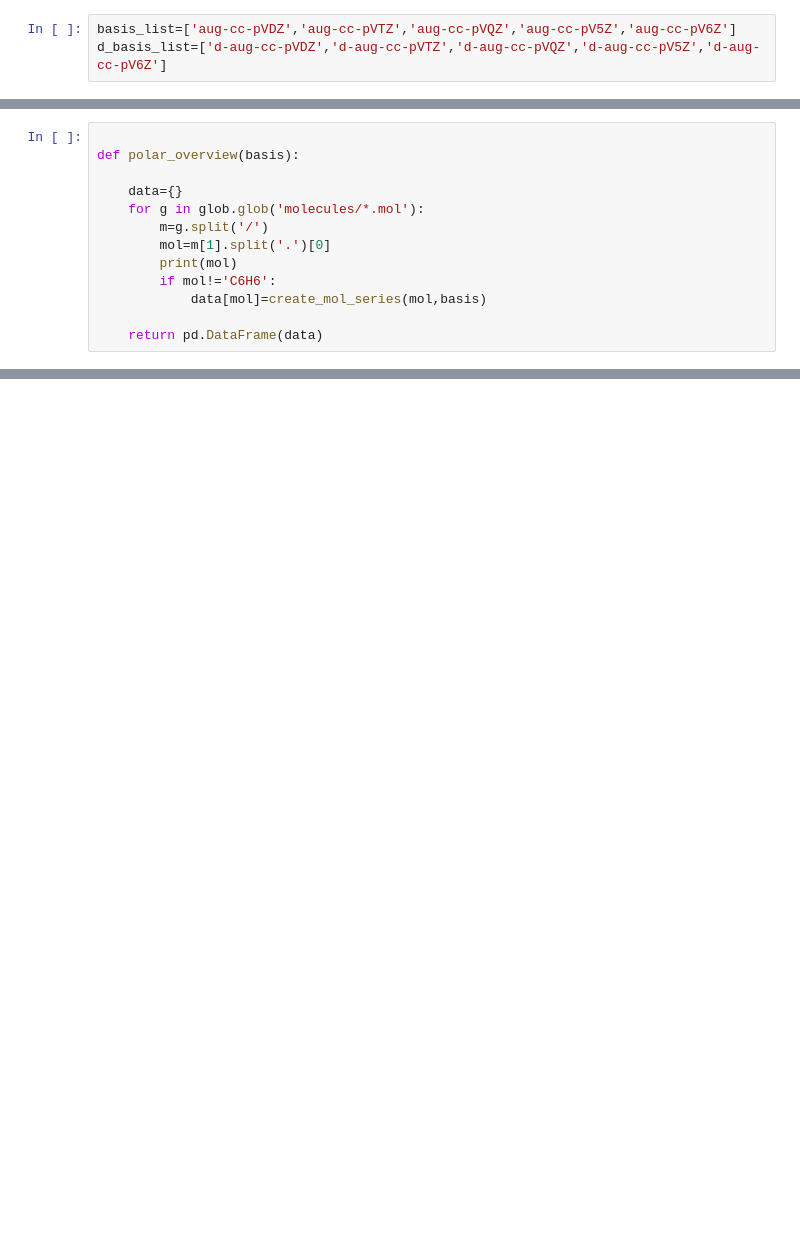
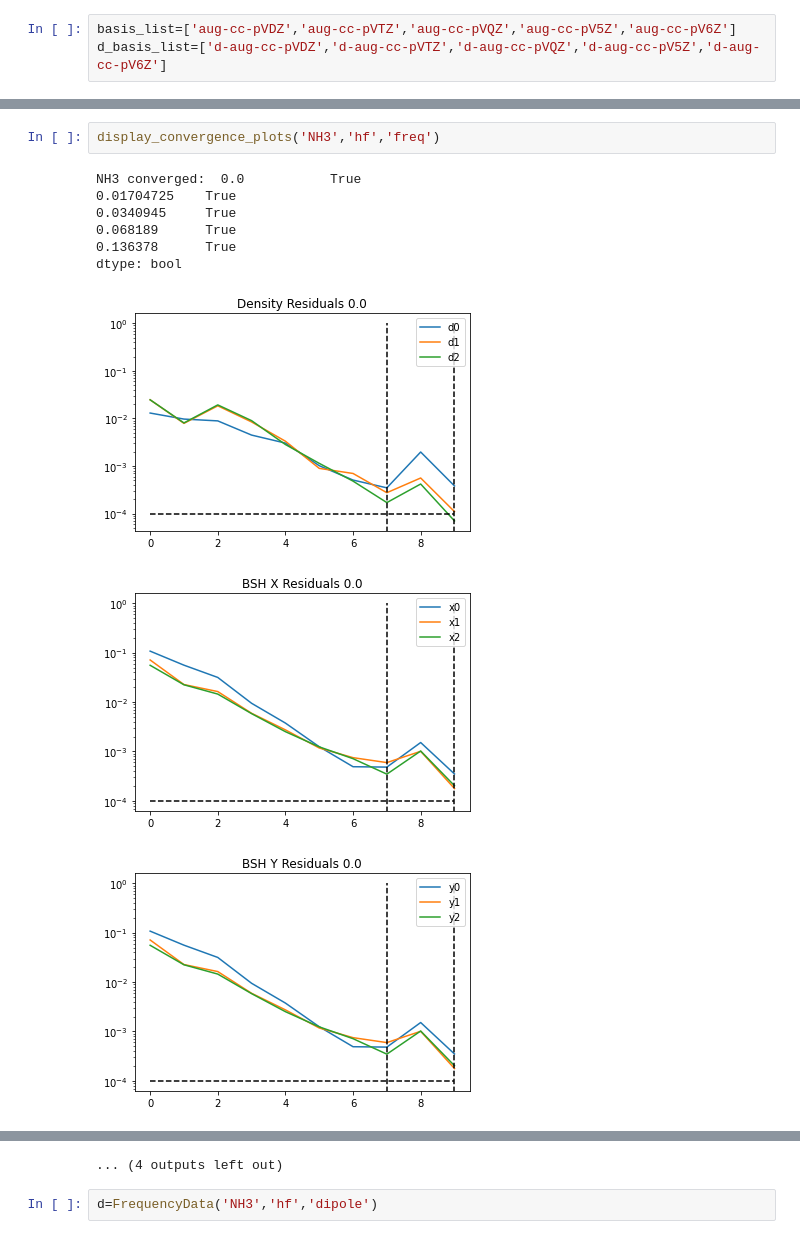
Before and after one commit to ahurta92/madness-test-suite, a Jupyter notebook: Timings 6-2-2022 (polarizability data).ipynb, the cells around one changed output, grey strips where cells are left out. Cells and saved outputs as stored; diff of their text form; blank space fills up the shorter version.

```diff
--- a/Timings 6-2-2022 (polarizability data).ipynb
+++ b/Timings 6-2-2022 (polarizability data).ipynb
@@ -275,13 +49,12 @@ dtype: object
-# %%
-
-def polar_overview(basis):
-
-    data={}
-    for g in glob.glob('molecules/*.mol'):
-        m=g.split('/')
-        mol=m[1].split('.')[0]
-        print(mol)
-        if mol!='C6H6':
-            data[mol]=create_mol_series(mol,basis)
-
-    return pd.DataFrame(data)
+# %%
+display_convergence_plots('NH3','hf','freq')
+# %% [output]
+NH3 converged:  0.0           True
+0.01704725    True
+0.0340945     True
+0.068189      True
+0.136378      True
+dtype: bool
+[figure, added]
+[figure, added]
+[figure, added]
@@ -287,0 +69,3 @@ def polar_overview(basis):
+... (4 outputs left out)
+# %%
+d=FrequencyData('NH3','hf','dipole')
```
Also changed, not shown: parts of 13 cells of this notebook, 3 other files.
